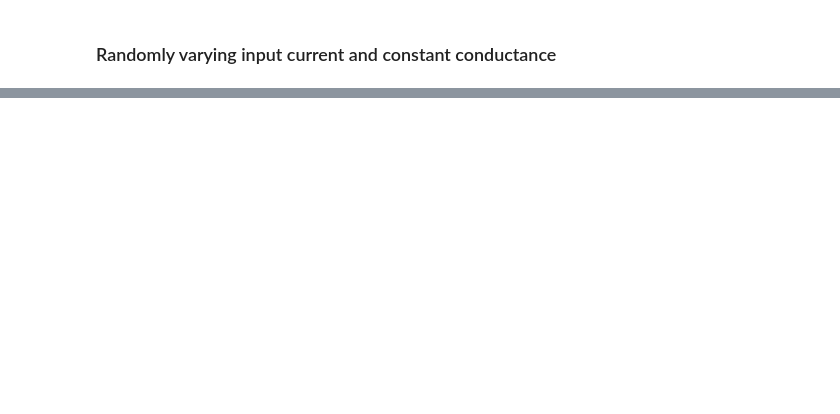
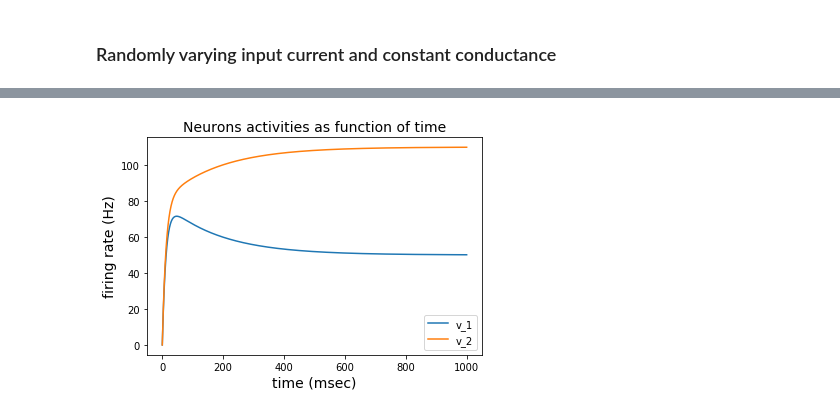
Before and after one commit to s72sue/tutorials, a Jupyter notebook: 9.49 tutorial.ipynb, the cells around one changed output, grey strips where cells are left out. Cells and saved outputs as stored; diff of their text form; code cells hidden in the pictures; blank space fills up the shorter version.

```diff
--- a/9.49 tutorial.ipynb
+++ b/9.49 tutorial.ipynb
@@ -153,0 +340,11 @@ show()
+# %%
+plt.figure()
+plt.plot(t, V[0,:], label='v_1')
+plt.plot(t, V[1,:], label='v_2')
+plt.legend()
+plt.xlabel('time (msec)', fontsize=14)
+plt.ylabel('firing rate (Hz)', fontsize=14)
+plt.title ('Neurons activities as function of time', fontsize=14)
+plt.show()
+# %% [output]
+[figure, added]
```
Also changed, not shown: parts of 24 cells of this notebook.
